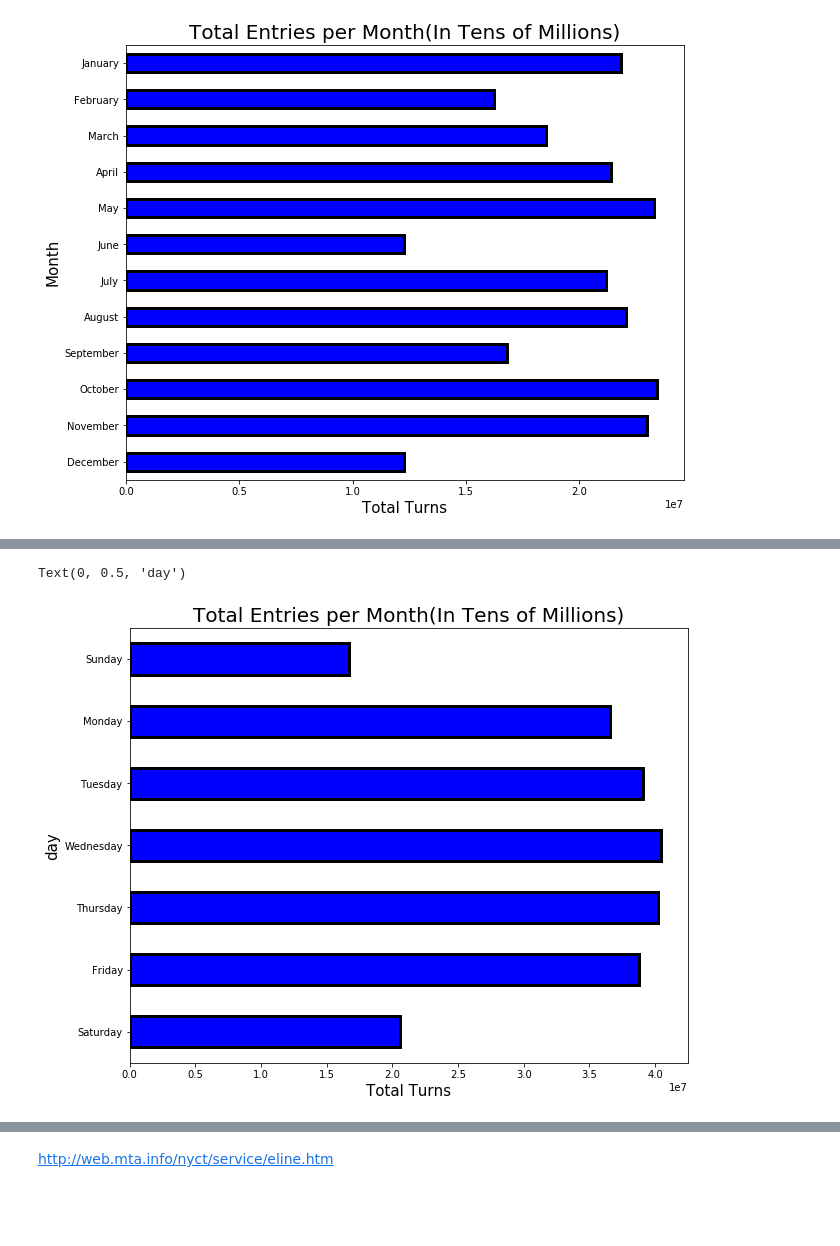
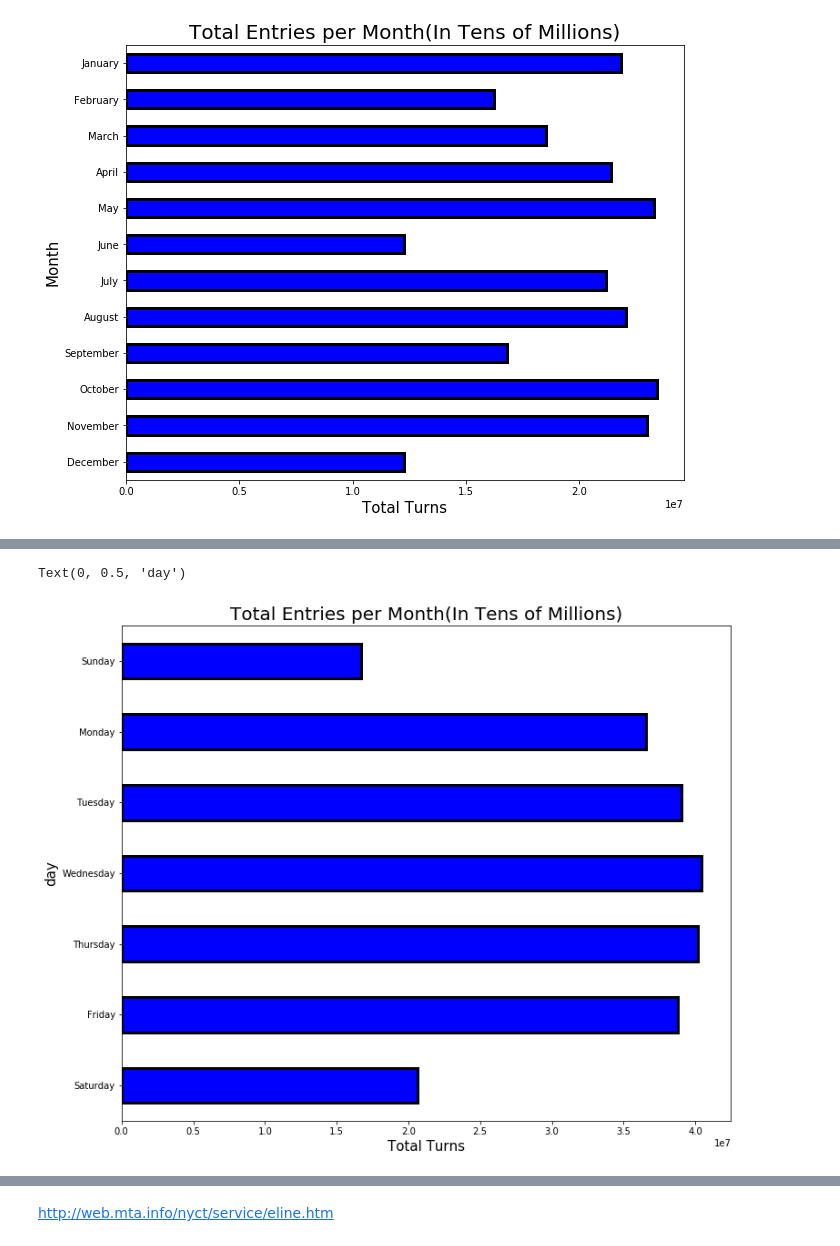
Before and after one commit to gsrankel/Capstone, a Jupyter notebook: Modeling.ipynb, the cells around one changed output, grey strips where cells are left out. Saved outputs shown, nothing was run; the diff lists cells and outputs as text; code cells hidden in the pictures; blank space fills up the shorter version.

```diff
--- a/Modeling.ipynb
+++ b/Modeling.ipynb
@@ -725,13 +685,13 @@ Text(0, 0.5, 'Month')
 # %%
 day = ['Sunday', 'Monday', 'Tuesday', 'Wednesday', 'Thursday', 'Friday','Saturday']
 # %%
-plt.figure(figsize=(10, 8))
+plt.figure(figsize=(12, 10))
 
 df.groupby(['day'])['total_turns'].sum()[reversed(day)].plot(kind = 'barh', colors = 'blue', edgecolor='black',
                                                                linewidth='3')
 plt.title('Total Entries per Month(In Tens of Millions)',fontsize = 20)
 plt.xlabel('Total Turns', fontsize = 15)
 plt.ylabel('day',fontsize = 15)
 # %% [output]
 Text(0, 0.5, 'day')
-[figure, old version]
+[figure, new version]
```
Also changed, not shown: parts of 79 cells of this notebook, 2 other files.
